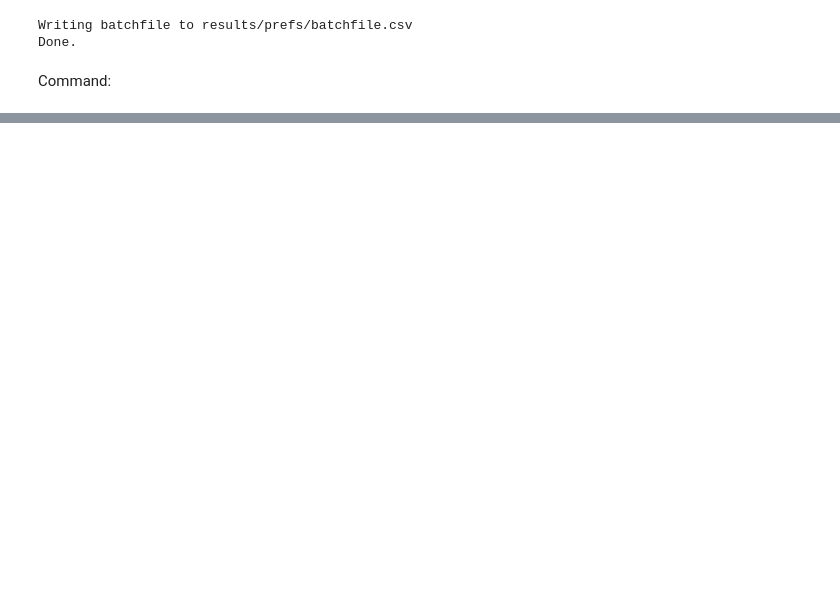
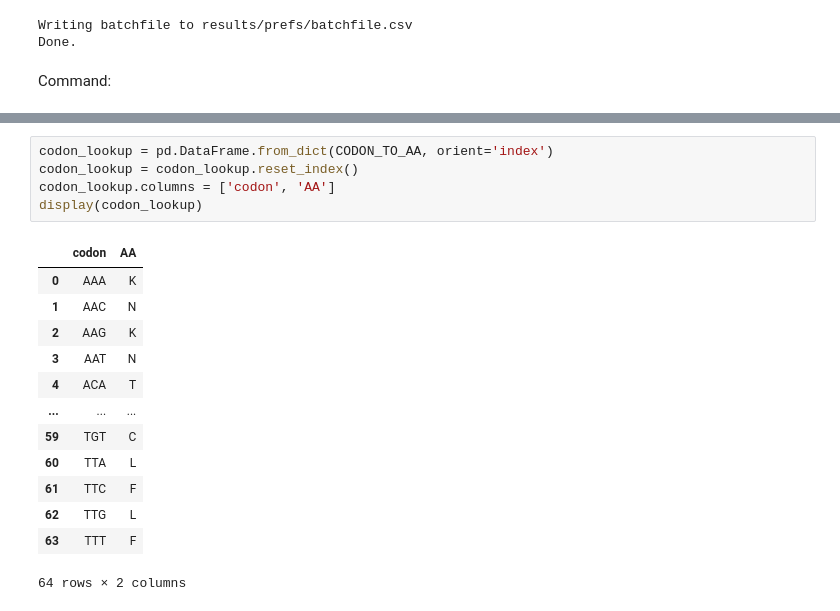
Before and after one commit to dbacsik/ns5_small_mutagenesis, a Jupyter notebook: amino_acid_preferences.py.ipynb, the cells around one changed output, grey strips where cells are left out. Drawn from its saved outputs; the diff is of its cells as text; blank space fills up the shorter version.

```diff
--- a/amino_acid_preferences.py.ipynb
+++ b/amino_acid_preferences.py.ipynb
@@ -166,0 +176,19 @@ Intepretation:
+# %%
+codon_lookup = pd.DataFrame.from_dict(CODON_TO_AA, orient='index')
+codon_lookup = codon_lookup.reset_index()
+codon_lookup.columns = ['codon', 'AA']
+display(codon_lookup)
+# %% [output]
+|  | codon | AA |
+| 0 | AAA | K |
+| 1 | AAC | N |
+| 2 | AAG | K |
+| 3 | AAT | N |
+| 4 | ACA | T |
+| ... | ... | ... |
+| 59 | TGT | C |
+| 60 | TTA | L |
+| 61 | TTC | F |
+| 62 | TTG | L |
+| 63 | TTT | F |
+64 rows × 2 columns
```
Also changed, not shown: parts of 12 cells of this notebook.
